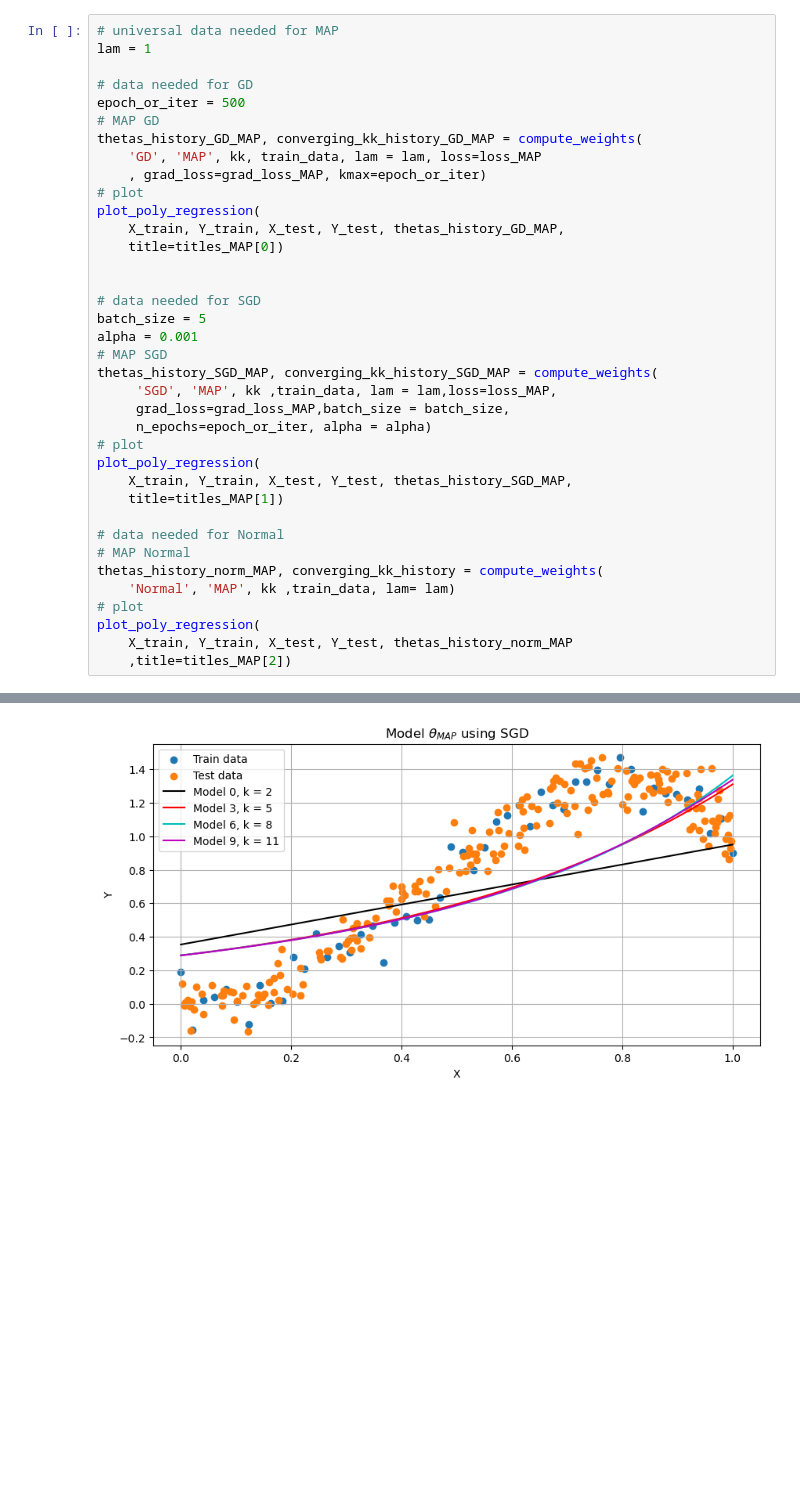
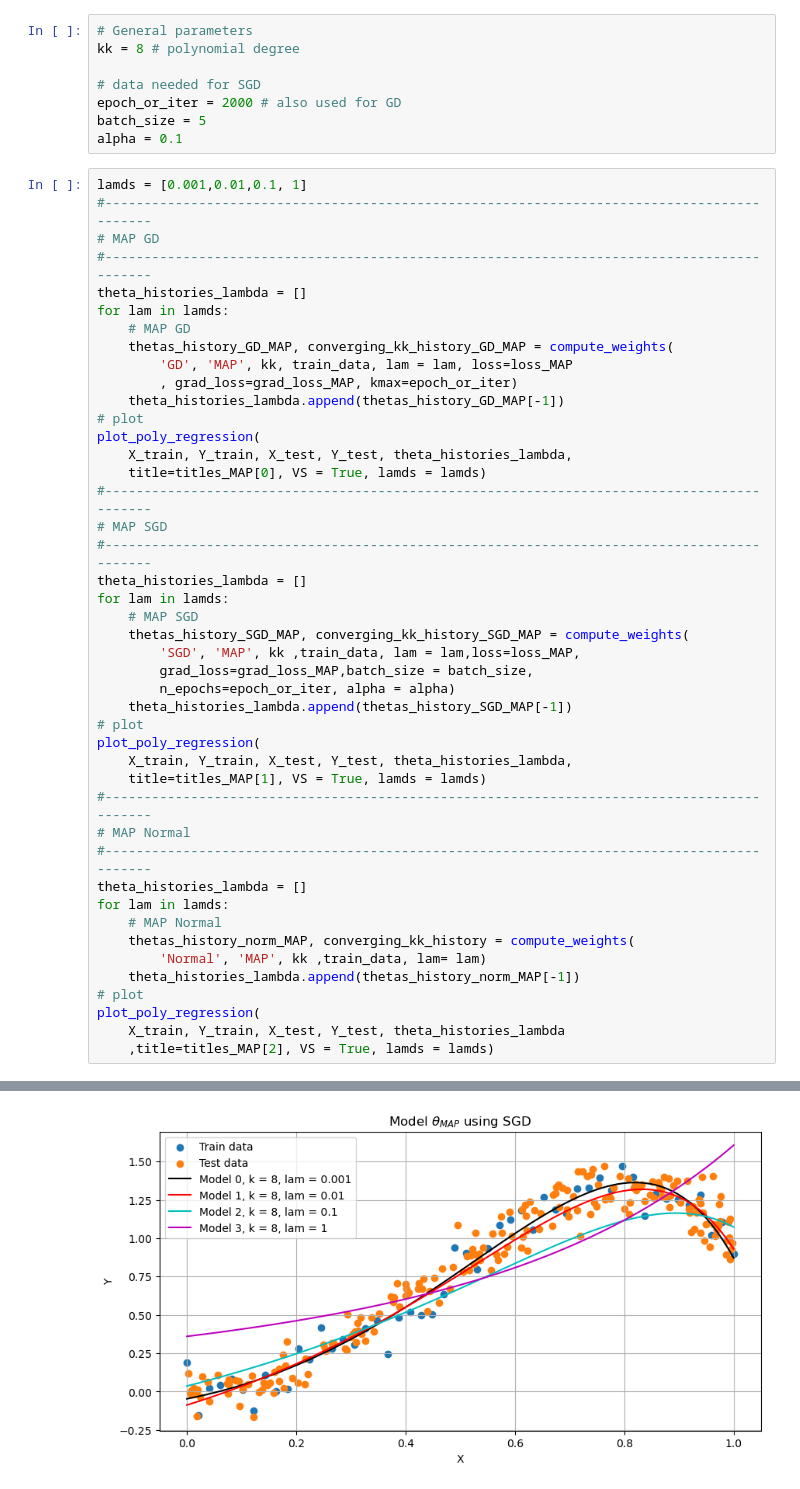
Before and after one commit to 26leonardo/homework_ssm_unibo, a Jupyter notebook: homework4.ipynb, the cells around one changed output, grey strips where cells are left out. Cells and saved outputs as stored; diff of their text form; blank space fills up the shorter version.

```diff
--- a/homework4.ipynb
+++ b/homework4.ipynb
@@ -79,38 +233,53 @@ plot_train_test_error_respect_to_k(X_train, Y_train, X_test, Y_test, theta_histo
+# %%
+# General parameters
+kk = 8 # polynomial degree
+
+# data needed for SGD
+epoch_or_iter = 2000 # also used for GD
+batch_size = 5
+alpha = 0.1
 # %%
-# universal data needed for MAP
-lam = 1
-
-# data needed for GD
-epoch_or_iter = 500
+lamds = [0.001,0.01,0.1, 1]
+#-------------------------------------------------------------------------------------------
 # MAP GD
-thetas_history_GD_MAP, converging_kk_history_GD_MAP = compute_weights(
-    'GD', 'MAP', kk, train_data, lam = lam, loss=loss_MAP
-    , grad_loss=grad_loss_MAP, kmax=epoch_or_iter)
+#-------------------------------------------------------------------------------------------
+theta_histories_lambda = []
+for lam in lamds:
+    # MAP GD
+    thetas_history_GD_MAP, converging_kk_history_GD_MAP = compute_weights(
+        'GD', 'MAP', kk, train_data, lam = lam, loss=loss_MAP
+        , grad_loss=grad_loss_MAP, kmax=epoch_or_iter)
+    theta_histories_lambda.append(thetas_history_GD_MAP[-1])
 # plot
 plot_poly_regression(
-    X_train, Y_train, X_test, Y_test, thetas_history_GD_MAP,
-    title=titles_MAP[0])
-
-
-# data needed for SGD
-batch_size = 5
-alpha = 0.001
+    X_train, Y_train, X_test, Y_test, theta_histories_lambda,
+    title=titles_MAP[0], VS = True, lamds = lamds)
+#-------------------------------------------------------------------------------------------
 # MAP SGD
-thetas_history_SGD_MAP, converging_kk_history_SGD_MAP = compute_weights(
-     'SGD', 'MAP', kk ,train_data, lam = lam,loss=loss_MAP,
-     grad_loss=grad_loss_MAP,batch_size = batch_size,
-     n_epochs=epoch_or_iter, alpha = alpha)
+#-------------------------------------------------------------------------------------------
+theta_histories_lambda = []
+for lam in lamds:
+    # MAP SGD
+    thetas_history_SGD_MAP, converging_kk_history_SGD_MAP = compute_weights(
+        'SGD', 'MAP', kk ,train_data, lam = lam,loss=loss_MAP,
+        grad_loss=grad_loss_MAP,batch_size = batch_size,
+        n_epochs=epoch_or_iter, alpha = alpha)
+    theta_histories_lambda.append(thetas_history_SGD_MAP[-1])
 # plot
 plot_poly_regression(
-    X_train, Y_train, X_test, Y_test, thetas_history_SGD_MAP,
-    title=titles_MAP[1])
-
-# data needed for Normal
+    X_train, Y_train, X_test, Y_test, theta_histories_lambda,
+    title=titles_MAP[1], VS = True, lamds = lamds)
+#-------------------------------------------------------------------------------------------
 # MAP Normal
-thetas_history_norm_MAP, converging_kk_history = compute_weights(
-    'Normal', 'MAP', kk ,train_data, lam= lam)
+#-------------------------------------------------------------------------------------------
+theta_histories_lambda = []
+for lam in lamds:
+    # MAP Normal
+    thetas_history_norm_MAP, converging_kk_history = compute_weights(
+        'Normal', 'MAP', kk ,train_data, lam= lam)
+    theta_histories_lambda.append(thetas_history_norm_MAP[-1])
 # plot
 plot_poly_regression(
-    X_train, Y_train, X_test, Y_test, thetas_history_norm_MAP
-    ,title=titles_MAP[2])
+    X_train, Y_train, X_test, Y_test, theta_histories_lambda
+    ,title=titles_MAP[2], VS = True, lamds = lamds)
 # %% [output]
@@ -118 +287 @@ plot_poly_regression(
-[figure, old version]
+[figure, new version]
```
Also changed, not shown: parts of 39 cells of this notebook, 2 other files.
